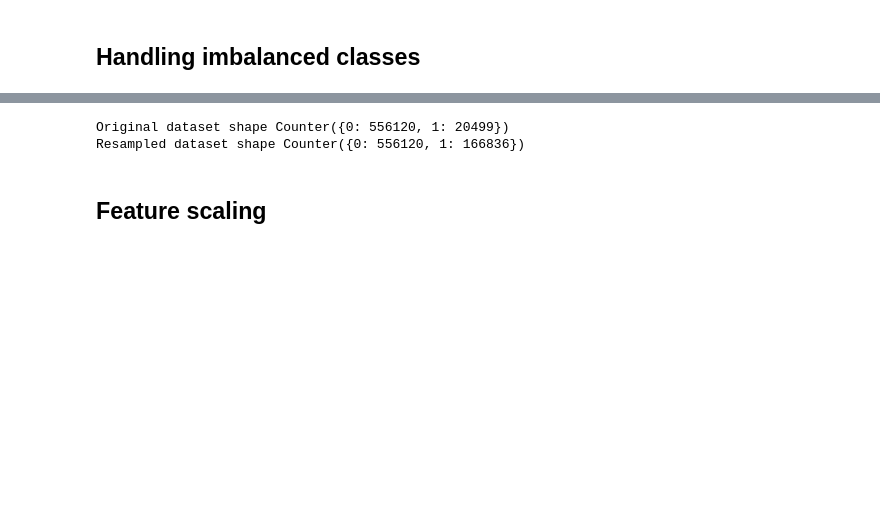
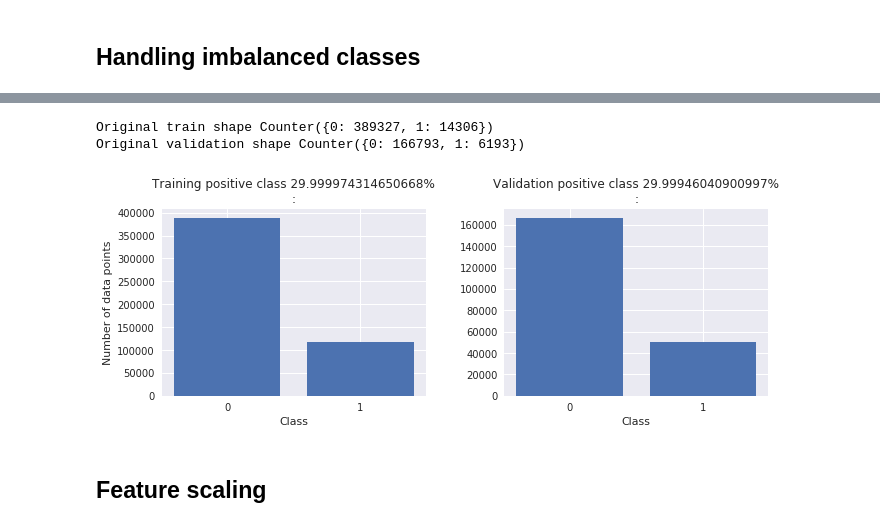
Before and after one commit to msahamed/Safe_Driver_Prediction, a Jupyter notebook: predict_driver.ipynb, the cells around one changed output, grey strips where cells are left out. Drawn from its saved outputs; the diff is of its cells as text; code cells hidden in the pictures; blank space fills up the shorter version.

```diff
--- a/predict_driver.ipynb
+++ b/predict_driver.ipynb
@@ -273,20 +296,20 @@ plot_class_balace(good_data)
 # %%
 from imblearn.over_sampling import SMOTE
 from collections import Counter
 
-df_train = good_data
 sm = SMOTE(ratio = 0.30, random_state = random_state, k_neighbors=5)
 
-X_im = df_train.drop(['id','target'], axis = 1)
-Y_im = df_train['target']
-print('Original dataset shape {}'.format(Counter(Y_im)))
+print('Original train shape {}'.format(Counter(y_train)))
+print('Original validation shape {}'.format(Counter(y_val)))
 
-X, Y = sm.fit_sample(X_im, Y_im)
+X_train_ba, Y_train_ba = sm.fit_sample(x_train_im, y_train_im)
+X_val_ba, Y_val_ba = sm.fit_sample(x_val_im, y_val_im)
 
-print('Resampled dataset shape {}'.format(Counter(Y)))
+plot_class_balace(Y_train_ba, Y_val_ba)
 # %% [output]
-Original dataset shape Counter({0: 556120, 1: 20499})
-Resampled dataset shape Counter({0: 556120, 1: 166836})
+Original train shape Counter({0: 389327, 1: 14306})
+Original validation shape Counter({0: 166793, 1: 6193})
+[figure, added]
 # %% [markdown]
 ## Feature scaling
 # %%
```
Also changed, not shown: parts of 14 cells of this notebook.
